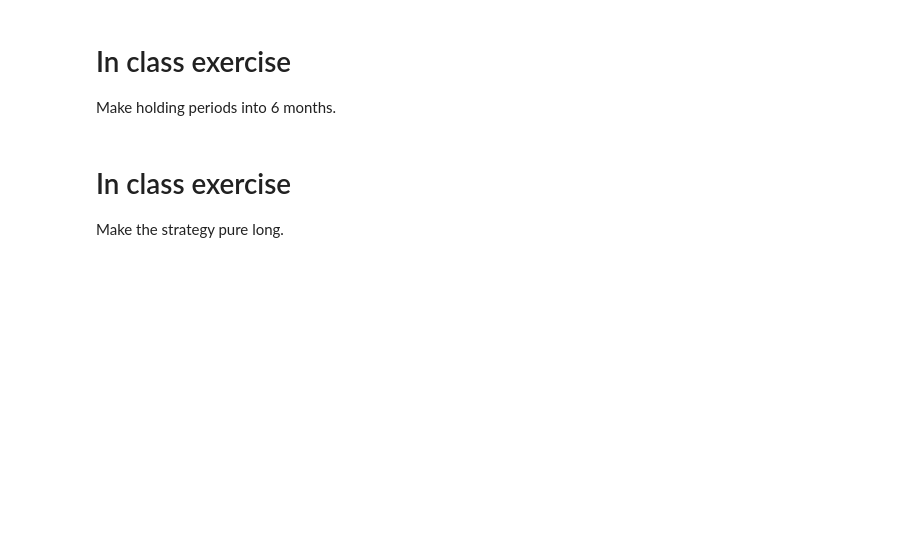
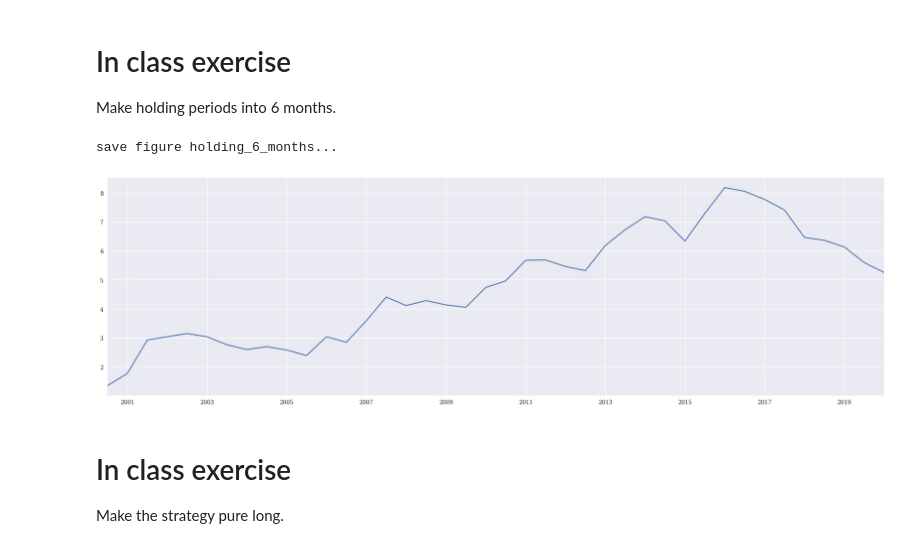
Before and after one commit to FantasySilence/FintechStudy, a Jupyter notebook: lecture/QT_Lecture03_Student.ipynb, the cells around one changed output. Drawn from its saved outputs; the diff is of its cells as text; code cells hidden in the pictures; blank space fills up the shorter version.

```diff
--- a/lecture/QT_Lecture03_Student.ipynb
+++ b/lecture/QT_Lecture03_Student.ipynb
@@ -99,6 +215,36 @@ Make position simple average.
 # In class exercise
 
 Make holding periods into 6 months.
+# %%
+sample_6_months = resfile.swaplevel(0, 1, axis = 1)
+sample_6_months = sample_6_months[['Close', 'Cir_Mar_Val', 'status']].resample('6M').last()
+sample_6_months.sort_index(axis = 1, inplace = True)
+ret_6_months = sample_6_months['Close'].pct_change()
+
+results = []
+for i in range(len(sample_6_months.index) - 1):
+    # ------ 去除无法正常交易的股票 ------ #
+    available_index = sample_6_months["status"].iloc[i][sample_6_months["status"].iloc[i] == 1].index
+    # ------ 按照市值排序 ------ #
+    sorted_index = sample_6_months["Cir_Mar_Val"].iloc[i][available_index].sort_values().dropna()
+    # ------ 市值较小的股票做多 ------ #
+    longposition = pd.Series(1, index=sorted_index[:40].index) / 40 / 2
+    # ------ 市值较大的股票做空 ------ #
+    shortposition = pd.Series(1, index=sorted_index[-40:].index) / 40 / 2
+    # ------ 计算收益 ------ #
+    current_ret = np.dot(ret_6_months.iloc[i + 1][longposition.index], longposition) -\
+                  np.dot(ret_6_months.iloc[i + 1][shortposition.index], shortposition)
+    results.append((sample_6_months.index[i + 1], current_ret))
+
+pnl_6_months = pd.Series(list(zip(*results))[1], index=list(zip(*results))[0])
+fig, ax = plt.subplots(1, 1, figsize=(20, 6), dpi=100)
+(pnl_6_months + 1).cumprod().plot(ax=ax)
+plt.tight_layout()
+FiguresIO.saveFigures("holding_6_months", fig_folder)
+plt.show()
+# %% [output]
+save figure holding_6_months...
+[figure, added]
 # %% [markdown]
 # In class exercise
 
```
Also changed, not shown: parts of 15 cells of this notebook.
